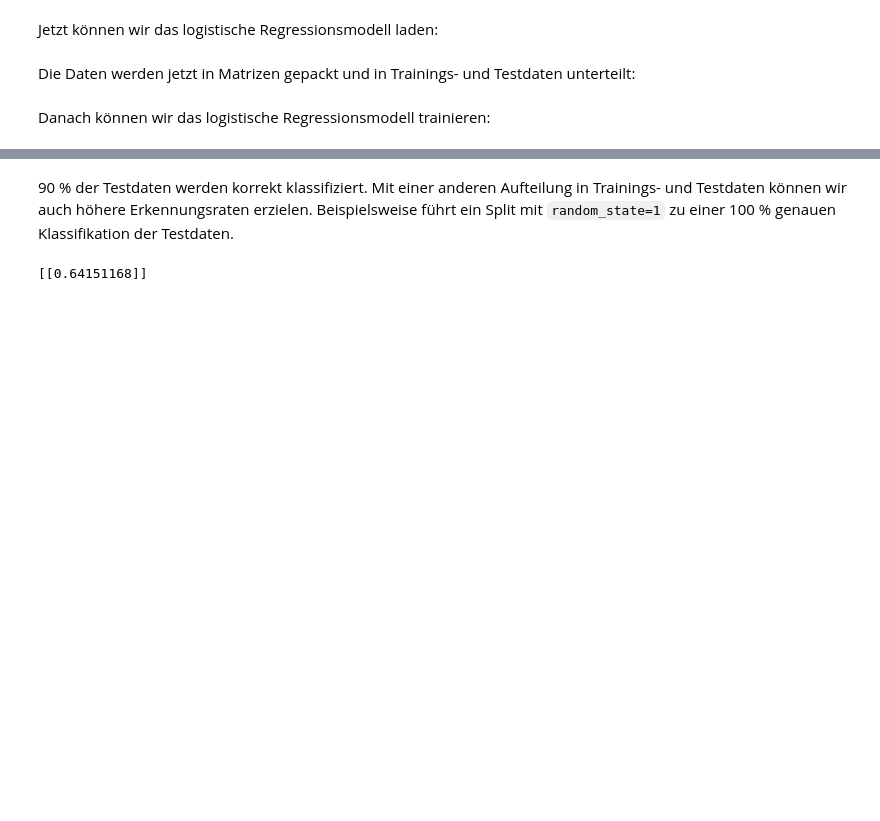
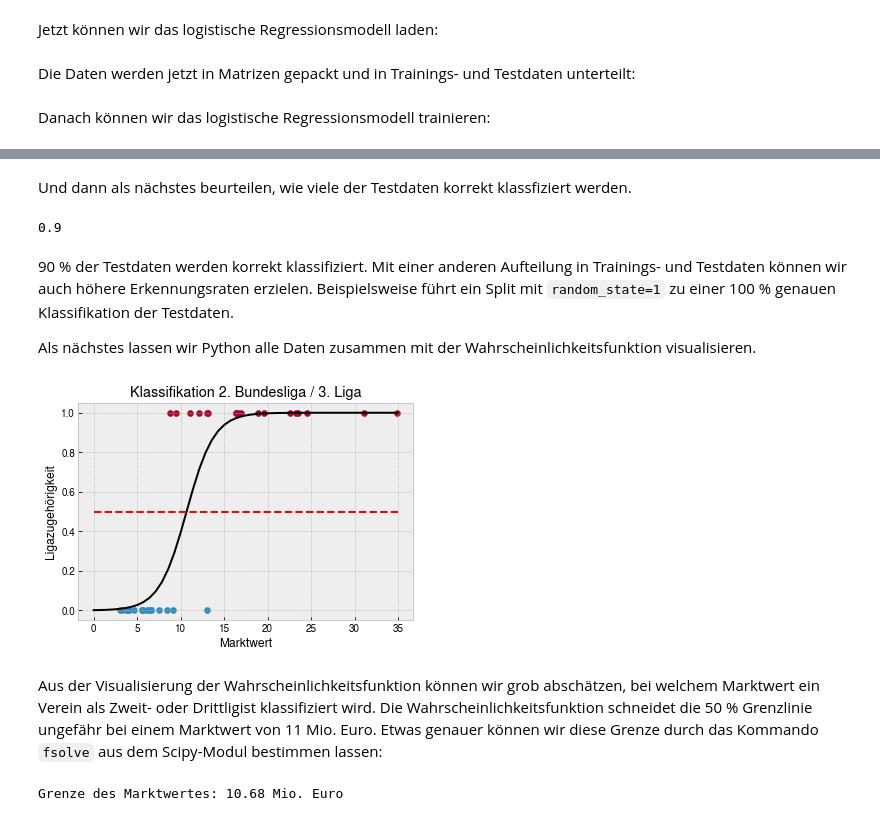
Before and after one commit to gramschs/book_ml4ing, a Jupyter notebook: doc/chapter10/sec03.ipynb, the cells around one changed output, grey strips where cells are left out. Cells and saved outputs as stored; diff of their text form; code cells hidden in the pictures; blank space fills up the shorter version.

```diff
--- a/doc/chapter10/sec03.ipynb
+++ b/doc/chapter10/sec03.ipynb
@@ -80,11 +83,58 @@ logistic_regression.score(X_test, y_test)
+# %% [markdown]
+Und dann als nächstes beurteilen, wie viele der Testdaten korrekt klassfiziert werden.
+# %%
+logistic_regression.score(X_test, y_test)
+# %% [output]
+0.9
 # %% [markdown]
 90 % der Testdaten werden korrekt klassifiziert. Mit einer anderen Aufteilung in
 Trainings- und Testdaten können wir auch höhere Erkennungsraten erzielen.
 Beispielsweise führt ein Split mit `random_state=1` zu einer 100 % genauen
 Klassifikation der Testdaten.
+
+Als nächstes lassen wir Python alle Daten zusammen mit der
+Wahrscheinlichkeitsfunktion visualisieren.
-# %%
-coefficents = logistic_regression.coef_
-
-print(coefficents)
-# %% [output]
-[[0.64151168]]
+# %%
+# extrahiere die Gewichte des logistischen Regressionsmodells
+gewichte = np.concatenate((logistic_regression.intercept_, logistic_regression.coef_[:,0]))
+
+# definiere Wahrschinelichkeitsfunktion
+def wahrscheinlichkeitsfunktion(x, w):
+    z = w[0] + x * w[1]
+    return 1/(1+np.exp(-z))
+
+# stelle Wartetabelle der Wahrscheinlichkeitsfunktion auf
+x = np.linspace(0, 35)
+sigma_z = wahrscheinlichkeitsfunktion(x, gewichte)
+
+# trenne Daten gemäß Ligazugehörigkeit
+data_zweite_liga = data[data['Ligazugehörigkeit'] == 1]
+data_dritte_liga = data[data['Ligazugehörigkeit'] == 0]
+# %%
+import matplotlib.pylab as plt; plt.style.use('bmh')
+plt.rcParams['font.family'] = ['TeX Gyre Heros', 'sans-serif']
+
+fig, ax = plt.subplots()
+ax.scatter(data_dritte_liga['Wert'], data_dritte_liga['Ligazugehörigkeit'])
+ax.scatter(data_zweite_liga['Wert'], data_zweite_liga['Ligazugehörigkeit'])
+ax.plot(x, sigma_z, color='black')
+ax.hlines(0.5, 0, 35, 'red', 'dashed')
+ax.set_xlabel('Marktwert')
+ax.set_ylabel('Ligazugehörigkeit')
+ax.set_title('Klassifikation 2. Bundesliga / 3. Liga');
+# %% [output]
+[figure, added]
+# %% [markdown]
+Aus der Visualisierung der Wahrscheinlichkeitsfunktion können wir grob
+abschätzen, bei welchem Marktwert ein Verein als Zweit- oder Drittligist
+klassifiziert wird. Die Wahrscheinlichkeitsfunktion schneidet die 50 %
+Grenzlinie ungefähr bei einem Marktwert von 11 Mio. Euro. Etwas genauer können
+wir diese Grenze durch das Kommando `fsolve` aus dem Scipy-Modul bestimmen
+lassen:
+# %%
+from scipy.optimize import fsolve
+
+x_grenze =  fsolve(lambda x: wahrscheinlichkeitsfunktion(x, gewichte) - 0.5, 11.0)
+print('Grenze des Marktwertes: {:.2f} Mio. Euro'.format(x_grenze[0]))
+# %% [output]
+Grenze des Marktwertes: 10.68 Mio. Euro
```
Also changed, not shown: parts of 3 cells of this notebook, 1 other file.
